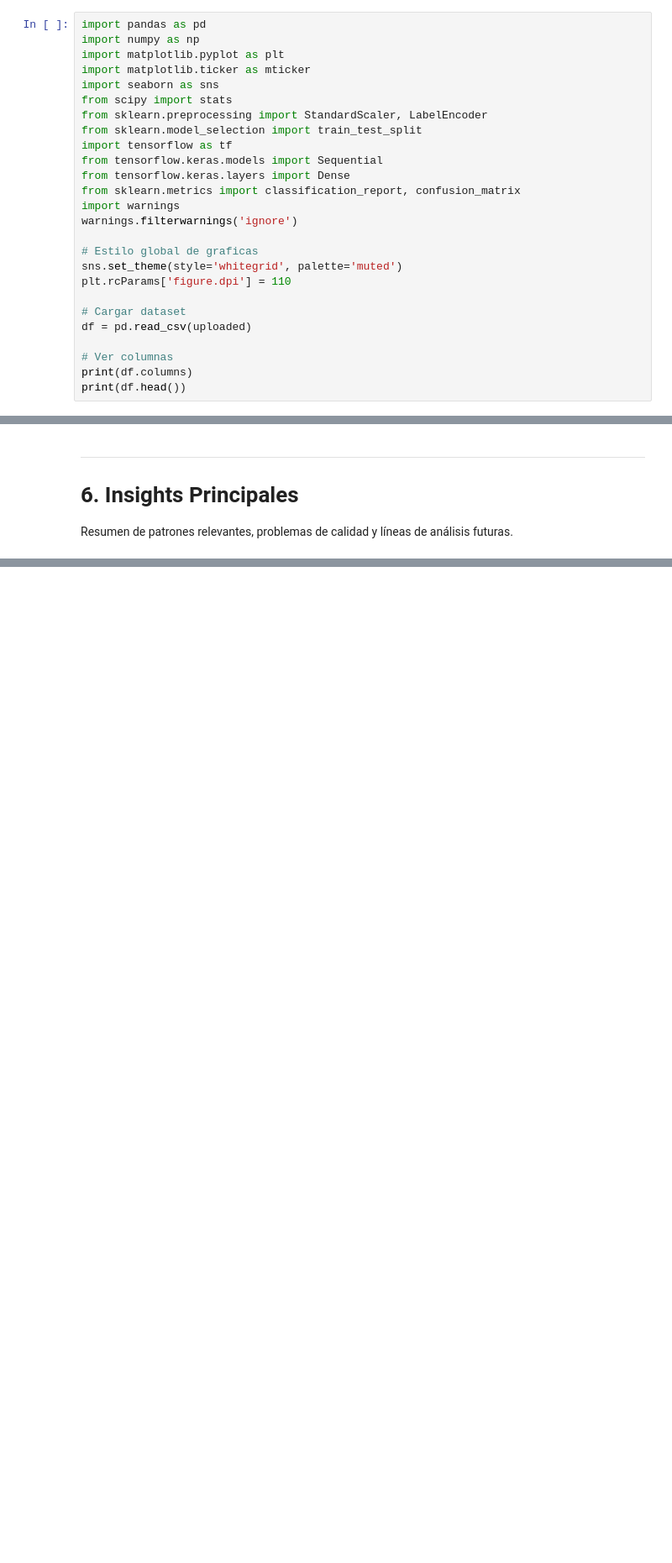
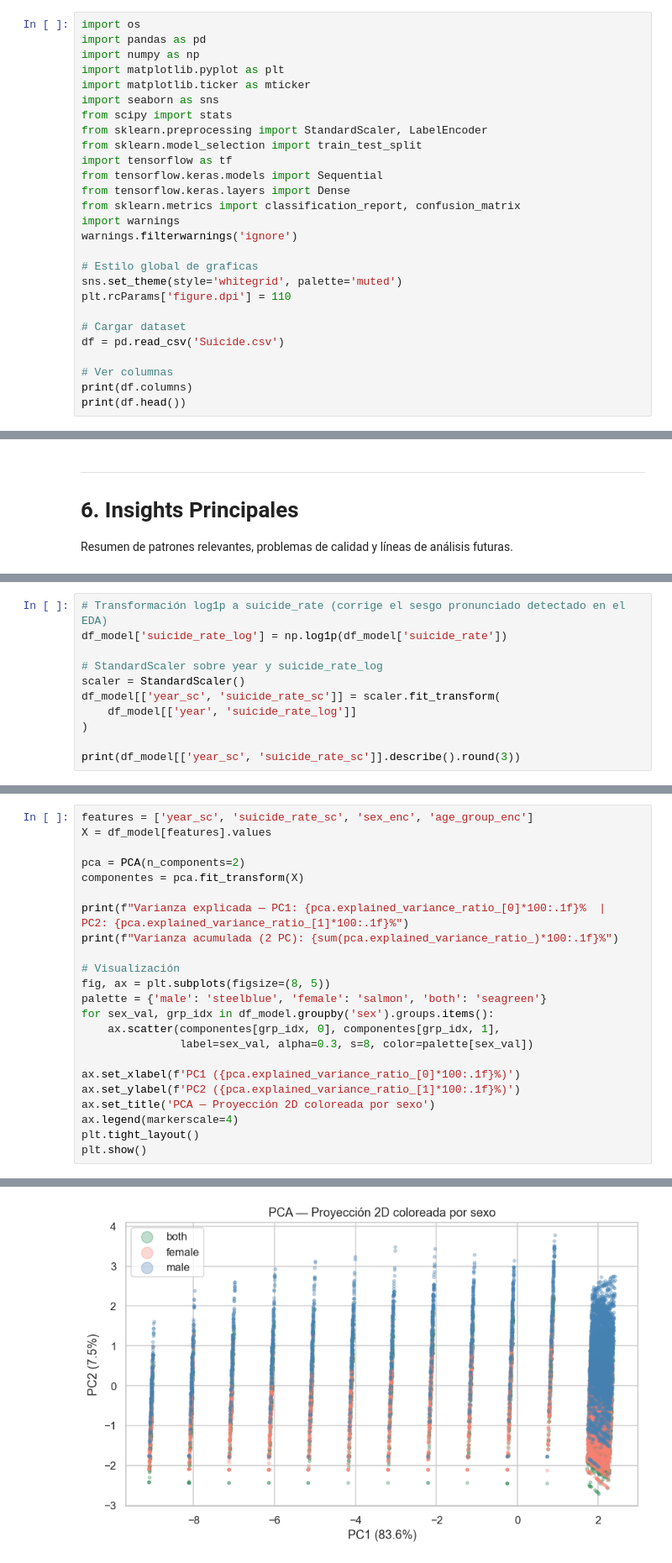
Before and after one commit to Silvy66/World_Suicide_rates, a Jupyter notebook: EDA.ipynb, the cells around one changed output, grey strips where cells are left out. Shown at 84% size. Drawn from its saved outputs; the diff is of its cells as text; blank space fills up the shorter version.

```diff
--- a/EDA.ipynb
+++ b/EDA.ipynb
@@ -19,4 +11,5 @@ Mounted at /content/drive
 # %%
+import os
 import pandas as pd
 import numpy as np
 import matplotlib.pyplot as plt
@@ -37,7 +30,7 @@ sns.set_theme(style='whitegrid', palette='muted')
 plt.rcParams['figure.dpi'] = 110
 
 # Cargar dataset
-df = pd.read_csv(uploaded)
+df = pd.read_csv('Suicide.csv')
 
 # Ver columnas
 print(df.columns)
@@ -905,0 +923,11 @@ print("4. Analizar cambios para eventos globales (crisis, pandemias).")
+# %%
+# Transformación log1p a suicide_rate (corrige el sesgo pronunciado detectado en el EDA)
+df_model['suicide_rate_log'] = np.log1p(df_model['suicide_rate'])
+
+# StandardScaler sobre year y suicide_rate_log
+scaler = StandardScaler()
+df_model[['year_sc', 'suicide_rate_sc']] = scaler.fit_transform(
+    df_model[['year', 'suicide_rate_log']]
+)
+
+print(df_model[['year_sc', 'suicide_rate_sc']].describe().round(3))
@@ -905,0 +946,24 @@ print("4. Analizar cambios para eventos globales (crisis, pandemias).")
+# %%
+features = ['year_sc', 'suicide_rate_sc', 'sex_enc', 'age_group_enc']
+X = df_model[features].values
+
+pca = PCA(n_components=2)
+componentes = pca.fit_transform(X)
+
+print(f"Varianza explicada — PC1: {pca.explained_variance_ratio_[0]*100:.1f}%  |  PC2: {pca.explained_variance_ratio_[1]*100:.1f}%")
+print(f"Varianza acumulada (2 PC): {sum(pca.explained_variance_ratio_)*100:.1f}%")
+
+# Visualización
+fig, ax = plt.subplots(figsize=(8, 5))
+palette = {'male': 'steelblue', 'female': 'salmon', 'both': 'seagreen'}
+for sex_val, grp_idx in df_model.groupby('sex').groups.items():
+    ax.scatter(componentes[grp_idx, 0], componentes[grp_idx, 1],
+               label=sex_val, alpha=0.3, s=8, color=palette[sex_val])
+
+ax.set_xlabel(f'PC1 ({pca.explained_variance_ratio_[0]*100:.1f}%)')
+ax.set_ylabel(f'PC2 ({pca.explained_variance_ratio_[1]*100:.1f}%)')
+ax.set_title('PCA — Proyección 2D coloreada por sexo')
+ax.legend(markerscale=4)
+plt.tight_layout()
+plt.show()
+# %% [output]
@@ -905,0 +972 @@ print("4. Analizar cambios para eventos globales (crisis, pandemias).")
+[figure, added]
```
Also changed, not shown: parts of 9 cells of this notebook, 3 other files.
